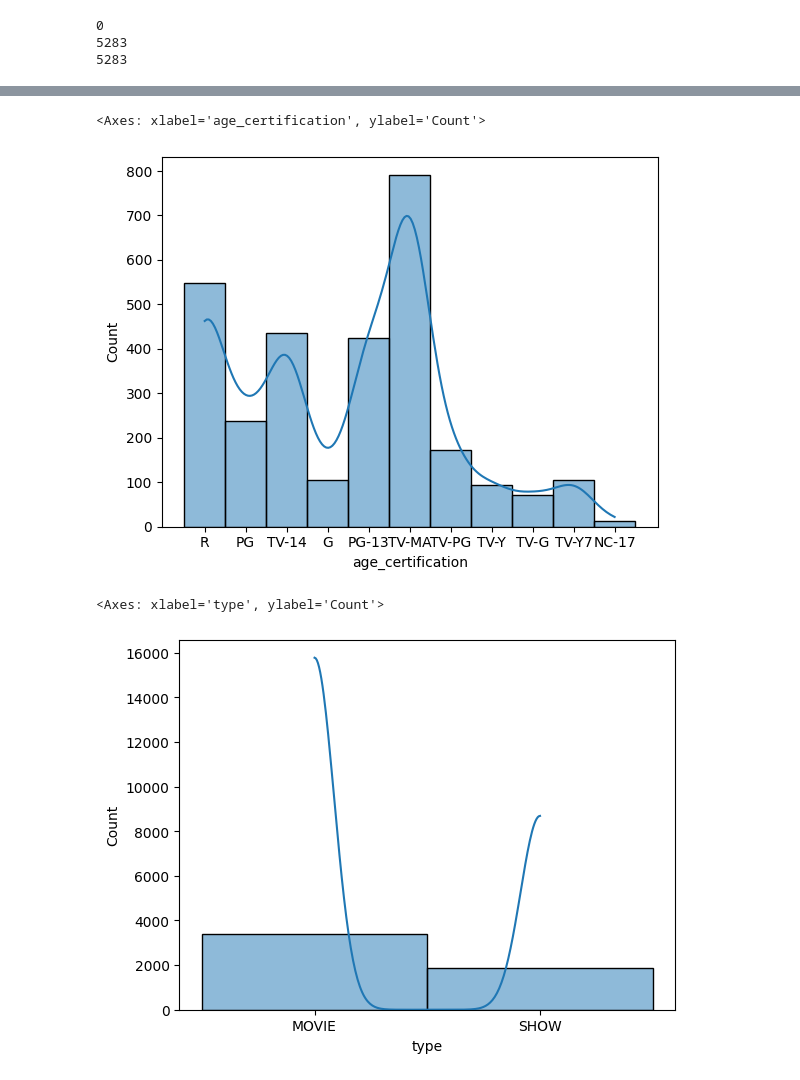
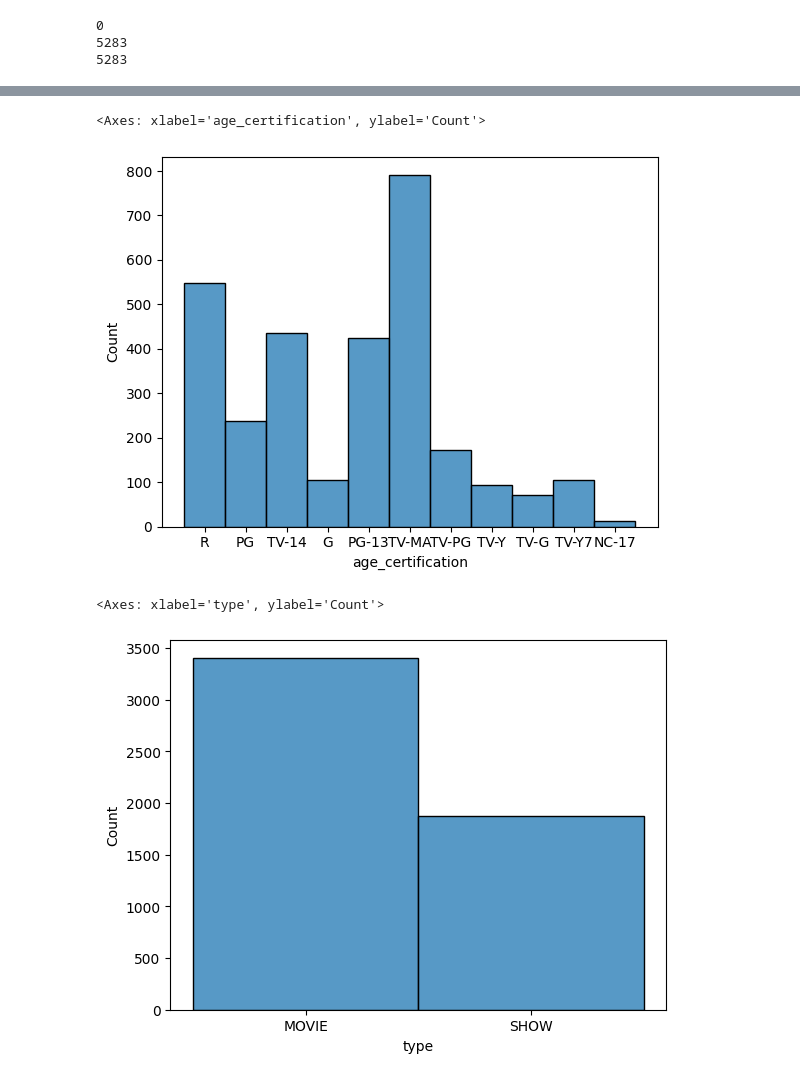
Before and after one commit to AllaKop/Netflix_IMDB_Scores, a Jupyter notebook: Netflix.ipynb, the cells around one changed output, grey strips where cells are left out. Drawn from its saved outputs; the diff is of its cells as text; code cells hidden in the pictures.

```diff
--- a/Netflix.ipynb
+++ b/Netflix.ipynb
@@ -2,8 +2,8 @@
 import pandas as pd
 # %%
 file_path = "/Users/akopiichenko/Desktop/Netflix_IMDB_Scores/Netflix_TV_Shows_and_Movies.csv"
-Netflix = pd.read_csv(file_path)
-print(Netflix.head(5))
+netflix = pd.read_csv(file_path)
+print(netflix.head(5))
 # %% [output]
    index        id                            title   type  \
 0      0   tm84618                      Taxi Driver  MOVIE
@@ -134,22 +120,18 @@ Statistic: nan, Critical Values: [0.576 0.656 0.786 0.917 1.091], Significance L
 # %%
 """Visualization  histplot for age_certification, type"""
 
-# зроби histplot для imdb_score, imdb_votes, release_year, runtime, age_certification, type
-
 import seaborn as sns
 
-sns.histplot(Netflix['age_certification'], kde=True)
+sns.histplot(netflix['age_certification'])
 # %% [output]
 <Axes: xlabel='age_certification', ylabel='Count'>
-[figure, old version]
+[figure, new version]
 # %%
 """Visualization  histplot for type"""
 
-# зроби histplot для imdb_score, imdb_votes, release_year, runtime, age_certification, type
-
 import seaborn as sns
 
-sns.histplot(Netflix['type'], kde=True)
+sns.histplot(netflix['type'])
 # %% [output]
 <Axes: xlabel='type', ylabel='Count'>
-[figure, old version]
+[figure, new version]
```
Also changed, not shown: parts of 6 cells of this notebook.
